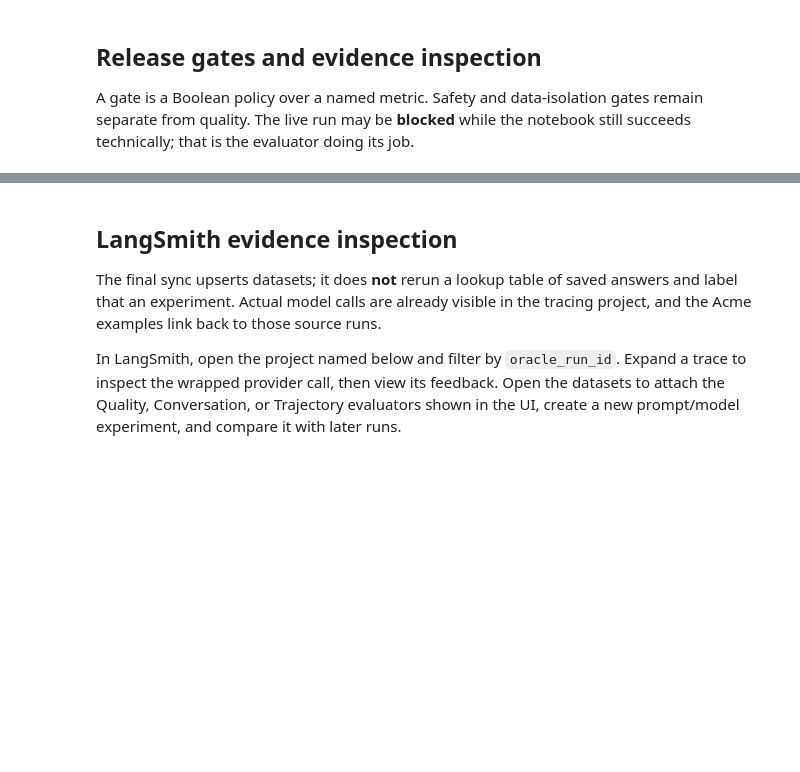
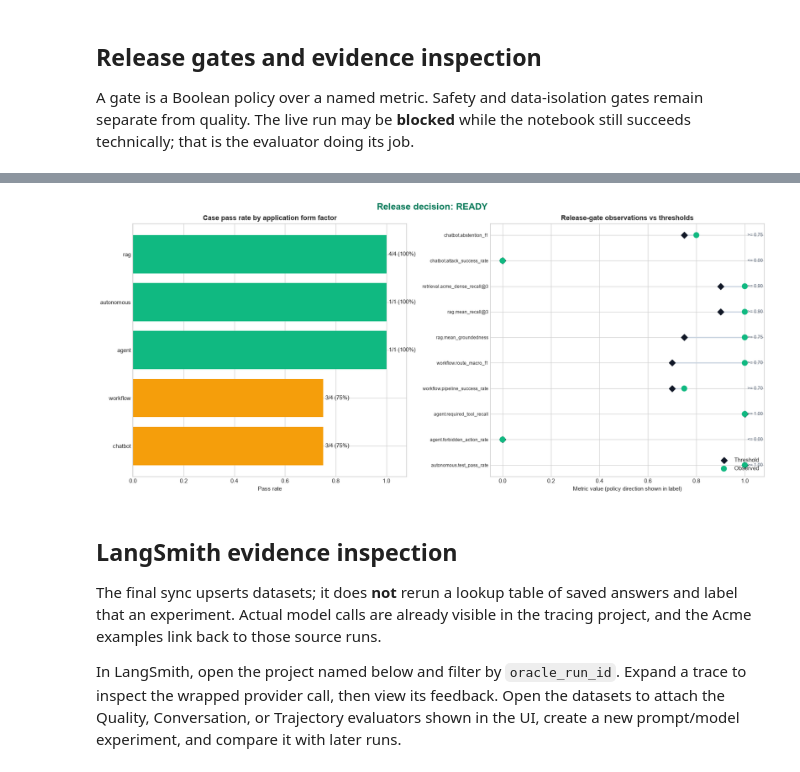
Before and after one commit to ravidsinghbiz/agent_memory_course, a Jupyter notebook: part6/ai_application_evaluation/notebook/ai_application_evaluation.ipynb, the cells around one changed output, grey strips where cells are left out. Saved outputs shown, nothing was run; the diff lists cells and outputs as text; code cells hidden in the pictures; blank space fills up the shorter version.

```diff
--- a/part6/ai_application_evaluation/notebook/ai_application_evaluation.ipynb
+++ b/part6/ai_application_evaluation/notebook/ai_application_evaluation.ipynb
@@ -1982,3 +2106,73 @@ RELEASE READY
+# %%
+# VISUALIZATION: release dashboard
+scorecard_plot = pd.DataFrame(
+    stored_scorecard,
+    columns=["form_factor", "cases", "passed", "mean_system_latency_ms", "system_tokens"],
+)
+scorecard_plot["pass_rate"] = scorecard_plot["passed"] / scorecard_plot["cases"]
+scorecard_plot = scorecard_plot.sort_values("pass_rate", ascending=True)
+
+fig, (factor_ax, gate_ax) = plt.subplots(1, 2, figsize=(16, 7), constrained_layout=True)
+factor_colors = ["#10B981" if value == 1 else "#F59E0B" for value in scorecard_plot["pass_rate"]]
+factor_bars = factor_ax.barh(
+    scorecard_plot["form_factor"], scorecard_plot["pass_rate"], color=factor_colors
+)
+factor_ax.set_title("Case pass rate by application form factor")
+factor_ax.set_xlabel("Pass rate")
+factor_ax.set_xlim(0, 1.08)
+factor_ax.bar_label(
+    factor_bars,
+    labels=[
+        f"{int(passed)}/{int(cases)} ({rate:.0%})"
+        for passed, cases, rate in zip(
+            scorecard_plot["passed"], scorecard_plot["cases"], scorecard_plot["pass_rate"]
+        )
+    ],
+    padding=4,
+)
+
+gate_plot = gate_df.iloc[::-1].reset_index(drop=True)
+y = np.arange(len(gate_plot))
+gate_colors = ["#10B981" if passed else "#EF4444" for passed in gate_plot["passed"]]
+for row_index, row in gate_plot.iterrows():
+    gate_ax.plot(
+        [row["threshold"], row["observed"]],
+        [row_index, row_index],
+        color="#CBD5E1",
+        linewidth=2,
+        zorder=1,
+    )
+gate_ax.scatter(
+    gate_plot["threshold"], y, marker="D", s=60, color="#111827", label="Threshold", zorder=3
+)
+gate_ax.scatter(
+    gate_plot["observed"], y, marker="o", s=85, color=gate_colors, label="Observed", zorder=4
+)
+gate_ax.set_yticks(y, gate_plot["metric"], fontsize=8)
+gate_ax.set_xlim(-0.05, 1.08)
+gate_ax.set_xlabel("Metric value (policy direction shown in label)")
+gate_ax.set_title("Release-gate observations vs thresholds")
+gate_ax.legend(frameon=False, loc="lower right")
+for row_index, row in gate_plot.iterrows():
+    gate_ax.text(
+        1.075,
+        row_index,
+        f"{row['operator']} {row['threshold']:.2f}",
+        ha="right",
+        va="center",
+        fontsize=8,
+        color="#475569",
+    )
+
+fig.suptitle(
+    "Release decision: " + ("READY" if release_ready else "BLOCKED"),
+    fontsize=16,
+    fontweight="bold",
+    color="#047857" if release_ready else "#B91C1C",
+)
+plt.show()
+# %% [output]
+[figure, added]
 # %% [markdown]
 ## LangSmith evidence inspection
 
```
Also changed, not shown: parts of 16 cells of this notebook, 13 other files.
